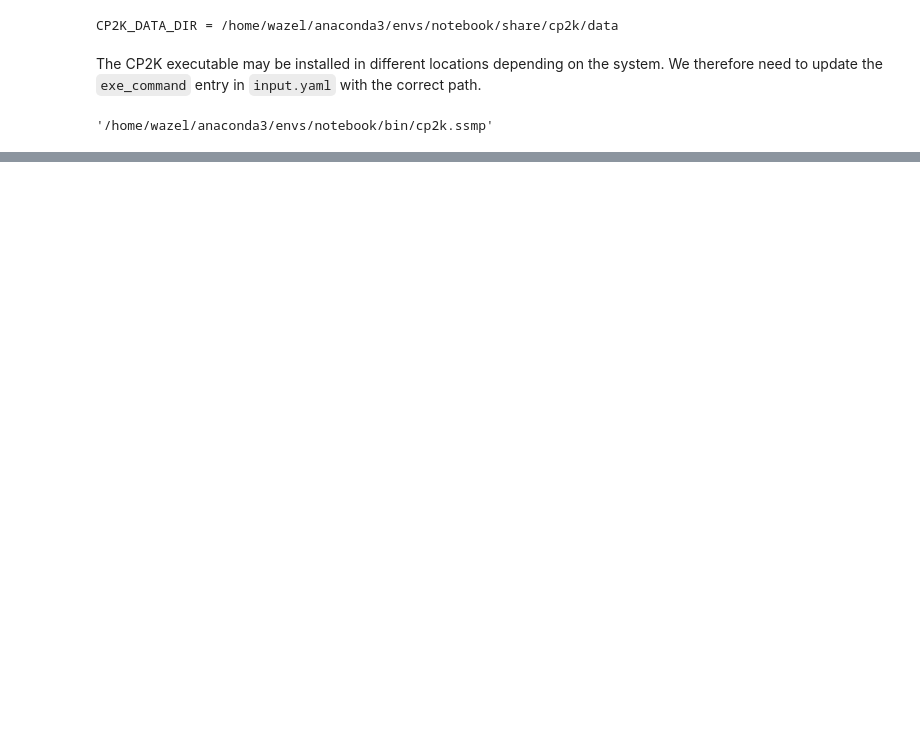
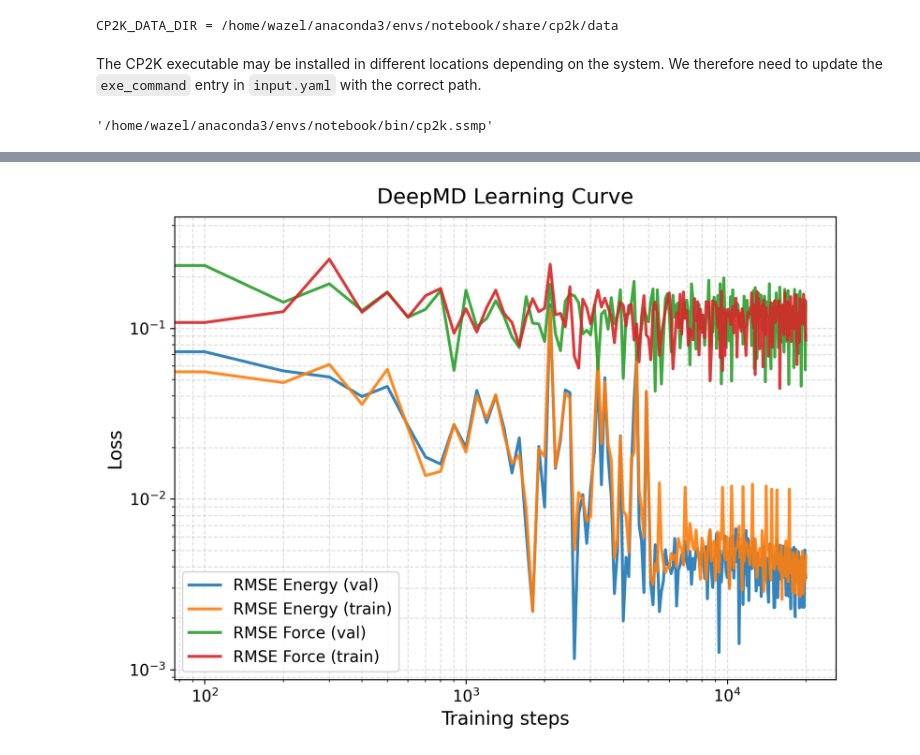
Before and after one commit to nisargjoshi10/sparc, a Jupyter notebook: examples/SPARC_Tutorial.ipynb, the cells around one changed output, grey strips where cells are left out. Cells and saved outputs as stored; diff of their text form; code cells hidden in the pictures; blank space fills up the shorter version.

```diff
--- a/examples/SPARC_Tutorial.ipynb
+++ b/examples/SPARC_Tutorial.ipynb
@@ -263,0 +340,5 @@ WARNING:root:To get the best performance, it is recommended to adjust the number
+# %%
+# plot the learning curve to monitor training progress and check for convergence
+PlotLcurve(lcurve_file='iter_000000/01.train/training_1/lcurve.out')
+# %% [output]
+[figure, added]
```
Also changed, not shown: parts of 22 cells of this notebook.
